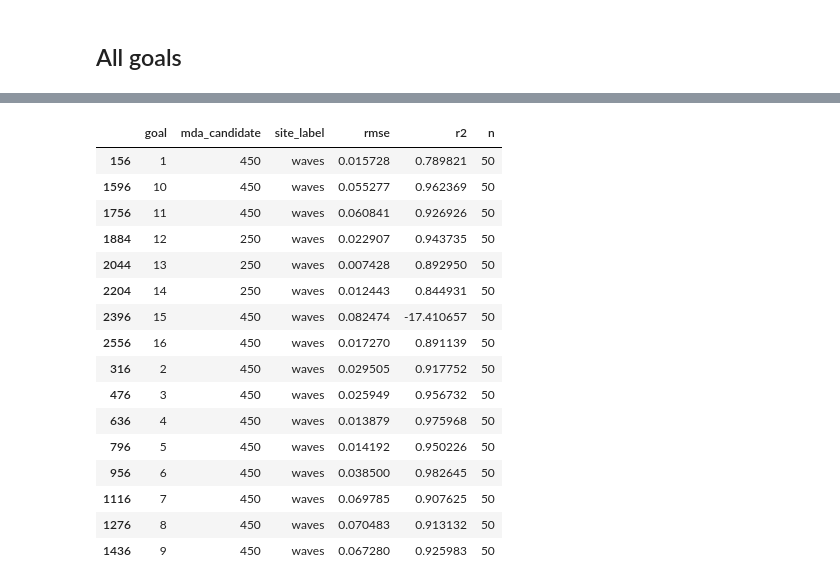
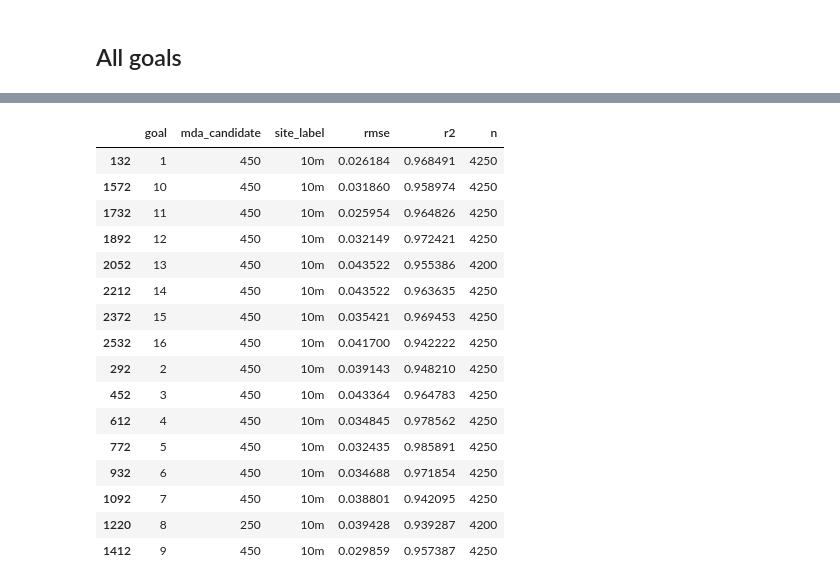
Before and after one commit to GeoOcean/HyGloW, a Jupyter notebook: Samoa/06_Validate_Metamodel.ipynb, the cells around one changed output, grey strips where cells are left out. Cells and saved outputs as stored; diff of their text form; code cells hidden in the pictures.

```diff
--- a/Samoa/06_Validate_Metamodel.ipynb
+++ b/Samoa/06_Validate_Metamodel.ipynb
@@ -172,23 +112,23 @@ INFO:ExactGPInterpolation:Predicting target variable: spr
 # %%
 # Best MDA size per goal (10m isobath, Hs)
-query = all_metrics.query("group == 'buoy_Aunuu_Buoy' and variable == 'hs'")
-best = query.loc[query.groupby("goal")["rmse"].idxmin()]
+hs_10m = all_metrics.query("site_label == '10m' and variable == 'hs'")
+best = hs_10m.loc[hs_10m.groupby("goal")["rmse"].idxmin()]
 best[["goal", "mda_candidate", "site_label", "rmse", "r2", "n"]]
 # %% [output]
 |  | goal | mda_candidate | site_label | rmse | r2 | n |
-| 156 | 1 | 450 | waves | 0.015728 | 0.789821 | 50 |
-| 1596 | 10 | 450 | waves | 0.055277 | 0.962369 | 50 |
-| 1756 | 11 | 450 | waves | 0.060841 | 0.926926 | 50 |
-| 1884 | 12 | 250 | waves | 0.022907 | 0.943735 | 50 |
-| 2044 | 13 | 250 | waves | 0.007428 | 0.892950 | 50 |
-| 2204 | 14 | 250 | waves | 0.012443 | 0.844931 | 50 |
-| 2396 | 15 | 450 | waves | 0.082474 | -17.410657 | 50 |
-| 2556 | 16 | 450 | waves | 0.017270 | 0.891139 | 50 |
-| 316 | 2 | 450 | waves | 0.029505 | 0.917752 | 50 |
-| 476 | 3 | 450 | waves | 0.025949 | 0.956732 | 50 |
-| 636 | 4 | 450 | waves | 0.013879 | 0.975968 | 50 |
-| 796 | 5 | 450 | waves | 0.014192 | 0.950226 | 50 |
-| 956 | 6 | 450 | waves | 0.038500 | 0.982645 | 50 |
-| 1116 | 7 | 450 | waves | 0.069785 | 0.907625 | 50 |
-| 1276 | 8 | 450 | waves | 0.070483 | 0.913132 | 50 |
-| 1436 | 9 | 450 | waves | 0.067280 | 0.925983 | 50 |
+| 132 | 1 | 450 | 10m | 0.026184 | 0.968491 | 4250 |
+| 1572 | 10 | 450 | 10m | 0.031860 | 0.958974 | 4250 |
+| 1732 | 11 | 450 | 10m | 0.025954 | 0.964826 | 4250 |
+| 1892 | 12 | 450 | 10m | 0.032149 | 0.972421 | 4250 |
+| 2052 | 13 | 450 | 10m | 0.043522 | 0.955386 | 4200 |
+| 2212 | 14 | 450 | 10m | 0.043522 | 0.963635 | 4250 |
+| 2372 | 15 | 450 | 10m | 0.035421 | 0.969453 | 4250 |
+| 2532 | 16 | 450 | 10m | 0.041700 | 0.942222 | 4250 |
+| 292 | 2 | 450 | 10m | 0.039143 | 0.948210 | 4250 |
+| 452 | 3 | 450 | 10m | 0.043364 | 0.964783 | 4250 |
+| 612 | 4 | 450 | 10m | 0.034845 | 0.978562 | 4250 |
+| 772 | 5 | 450 | 10m | 0.032435 | 0.985891 | 4250 |
+| 932 | 6 | 450 | 10m | 0.034688 | 0.971854 | 4250 |
+| 1092 | 7 | 450 | 10m | 0.038801 | 0.942095 | 4250 |
+| 1220 | 8 | 250 | 10m | 0.039428 | 0.939287 | 4200 |
+| 1412 | 9 | 450 | 10m | 0.029859 | 0.957387 | 4250 |
```
Also changed, not shown: parts of 4 cells of this notebook, 13 other files.
